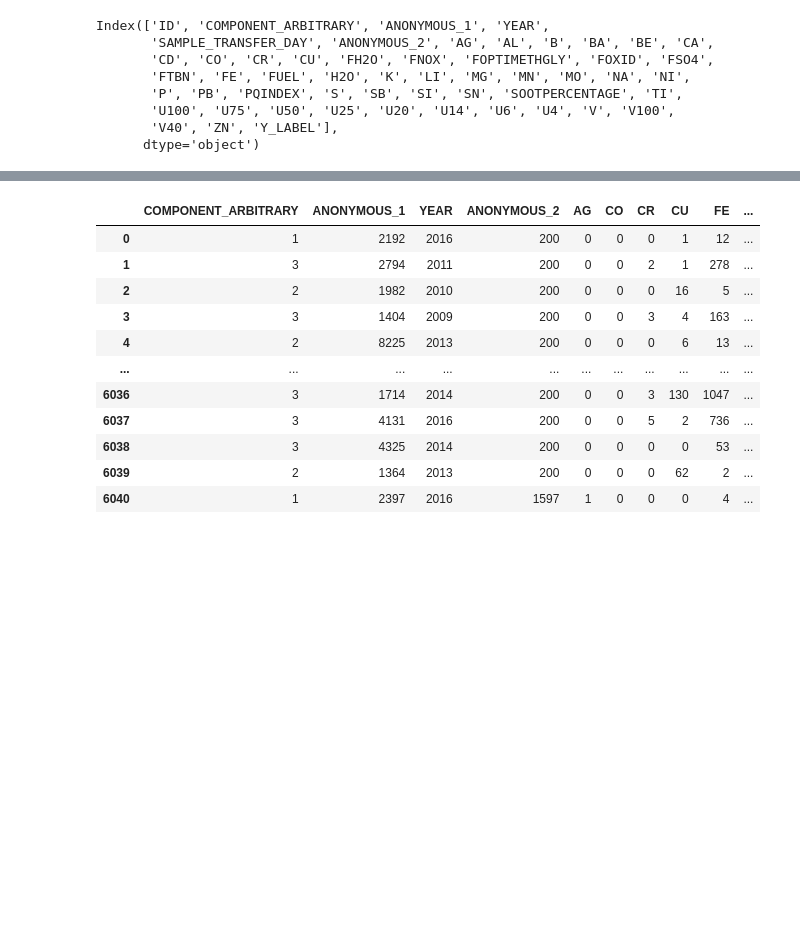
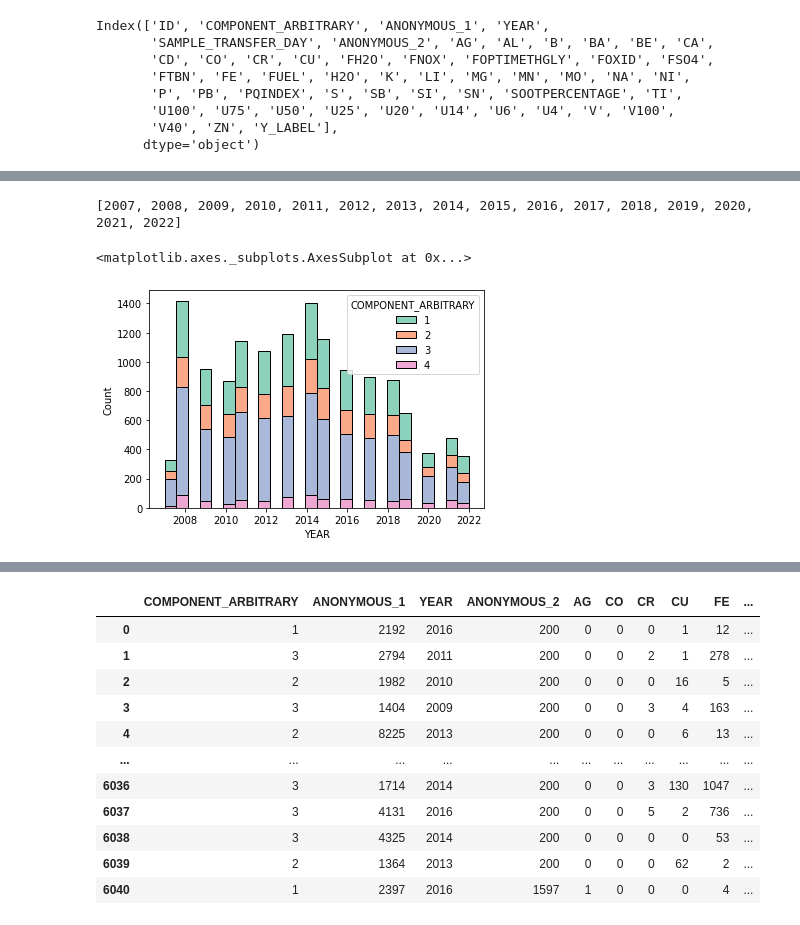
Before and after one commit to cswcjt/Dacon-Oil, a Jupyter notebook: oil.ipynb, the cells around one changed output, grey strips where cells are left out. Drawn from its saved outputs; the diff is of its cells as text; code cells hidden in the pictures; blank space fills up the shorter version.

```diff
--- a/oil.ipynb
+++ b/oil.ipynb
@@ -95,0 +119,7 @@ Index(['ID', 'COMPONENT_ARBITRARY', 'ANONYMOUS_1', 'YEAR',
+# %%
+print(sorted(train.YEAR.unique().tolist()))
+sns.histplot(data=train, x='YEAR', hue='COMPONENT_ARBITRARY', multiple="stack", palette='Set2')
+# %% [output]
+[2007, 2008, 2009, 2010, 2011, 2012, 2013, 2014, 2015, 2016, 2017, 2018, 2019, 2020, 2021, 2022]
+<matplotlib.axes._subplots.AxesSubplot at 0x...>
+[figure, added]
```
Also changed, not shown: parts of 24 cells of this notebook.
